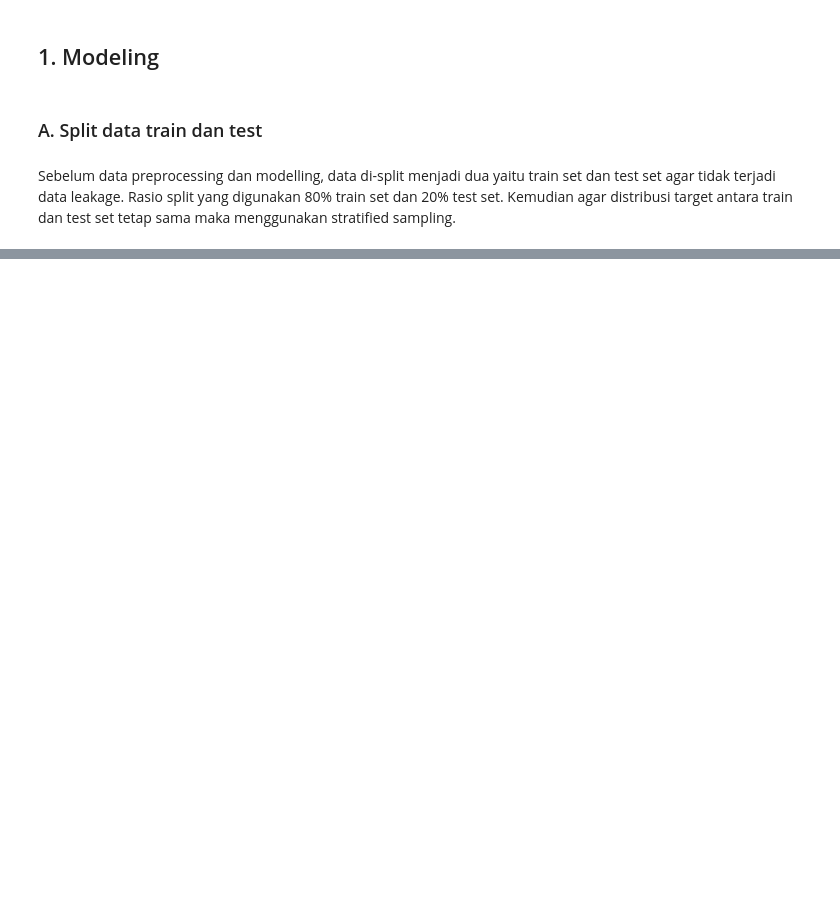
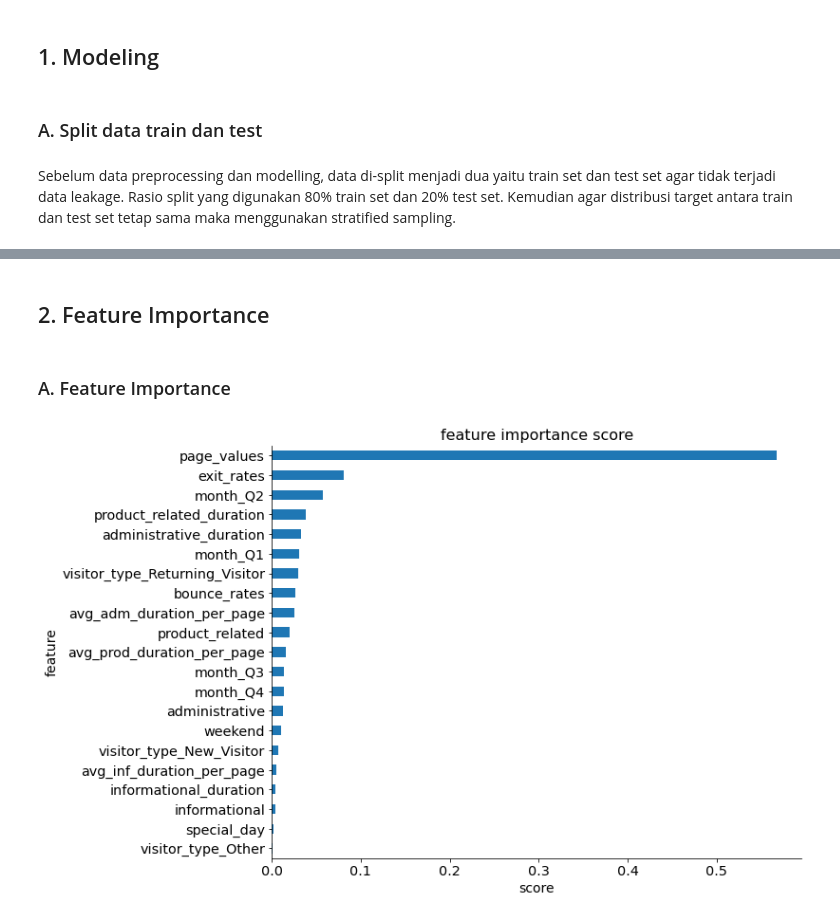
Before and after one commit to irfan-fadhlurrahman/online-shoppers-purchasing-intention, a Jupyter notebook: stage-3/Modelling - Kelompok 5.ipynb, the cells around one changed output, grey strips where cells are left out. Saved outputs shown, nothing was run; the diff lists cells and outputs as text; code cells hidden in the pictures; blank space fills up the shorter version.

```diff
--- a/stage-3/Modelling - Kelompok 5.ipynb
+++ b/stage-3/Modelling - Kelompok 5.ipynb
@@ -76,0 +128,5 @@ categorical = [
+# %%
+# data preparation
+df = load_dataset('online_shoppers_intention.csv')
+df = data_preparation(df)
+df = df.drop(['operating_systems', 'browser', 'region', 'traffic_type'], axis=1)
@@ -996,0 +409,10 @@ def classifier_model(seed=SEED):
+# %%
+numerical = [
+    'administrative', 'administrative_duration', 'informational',
+    'informational_duration', 'product_related', 'product_related_duration',
+    'bounce_rates', 'exit_rates', 'page_values', 'special_day',
+    'avg_adm_duration_per_page', 'avg_inf_duration_per_page', 'avg_prod_duration_per_page'
+]
+categorical = ['visitor_type', 'month']
+after_tuning = evaluate_metrics(numerical, categorical, tuned_model)
+after_tuning
@@ -996,0 +440,24 @@ def classifier_model(seed=SEED):
+# %% [markdown]
+## 2. Feature Importance
+# %% [markdown]
+### A. Feature Importance
+# %%
+def show_feature_importance(model, features):
+    feat_importances = pd.Series(model.feature_importances_, index=features)
+    ax = feat_importances.nlargest(25).plot(kind='barh', figsize=(10, 8))
+    ax.invert_yaxis()
+
+    plt.xlabel('score', fontsize=14)
+    plt.ylabel('feature', fontsize=14)
+    plt.title('feature importance score', fontsize=16)
+
+X_train, X_test, y_train, y_test = preprocessed_data(full_train, test, numerical, categorical, is_linear=False)
+clf = classifier()['RandomForestClassifier']
+model = imblearn_pipeline(
+    SMOTE(sampling_strategy='all', random_state=0),
+    clf
+)
+model.fit(X_train, y_train)
+show_feature_importance(model[-1], X_test.columns)
+# %% [output]
+[figure, added]
```
Also changed, not shown: parts of 70 cells of this notebook, 7 other files.
